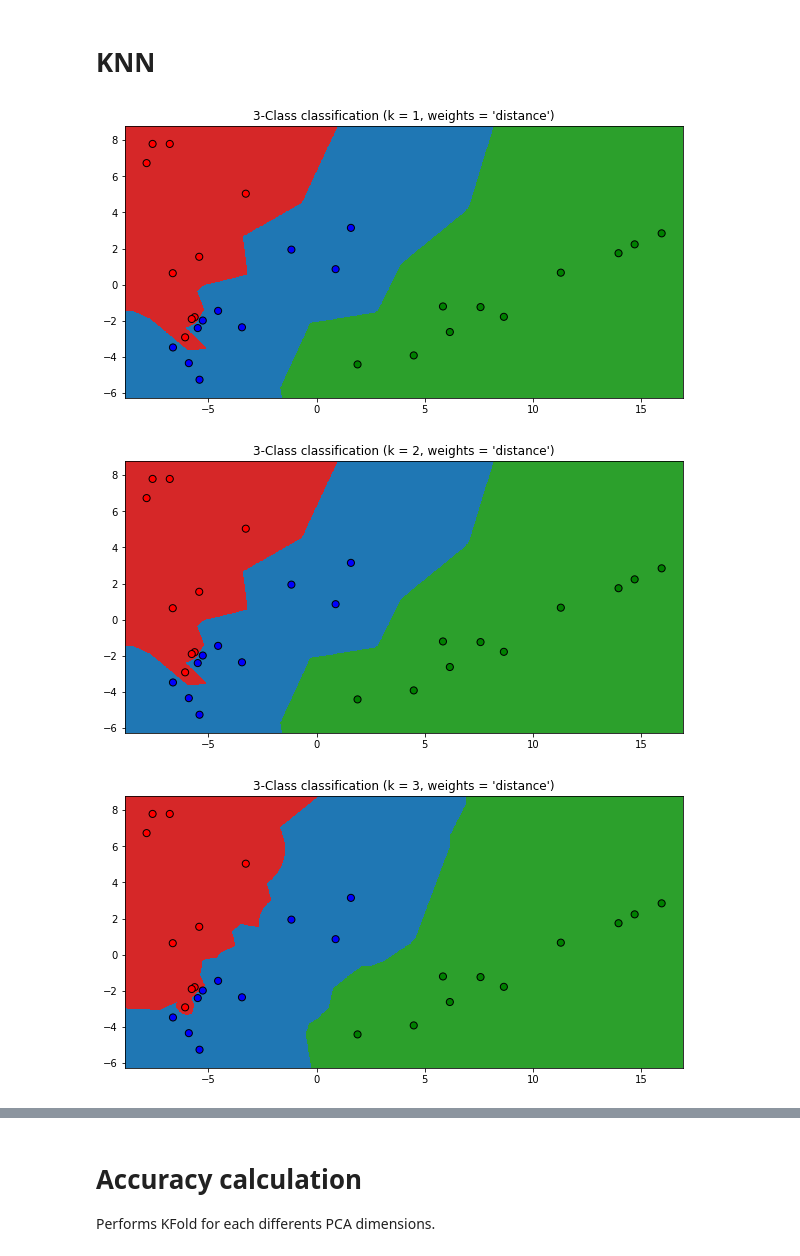
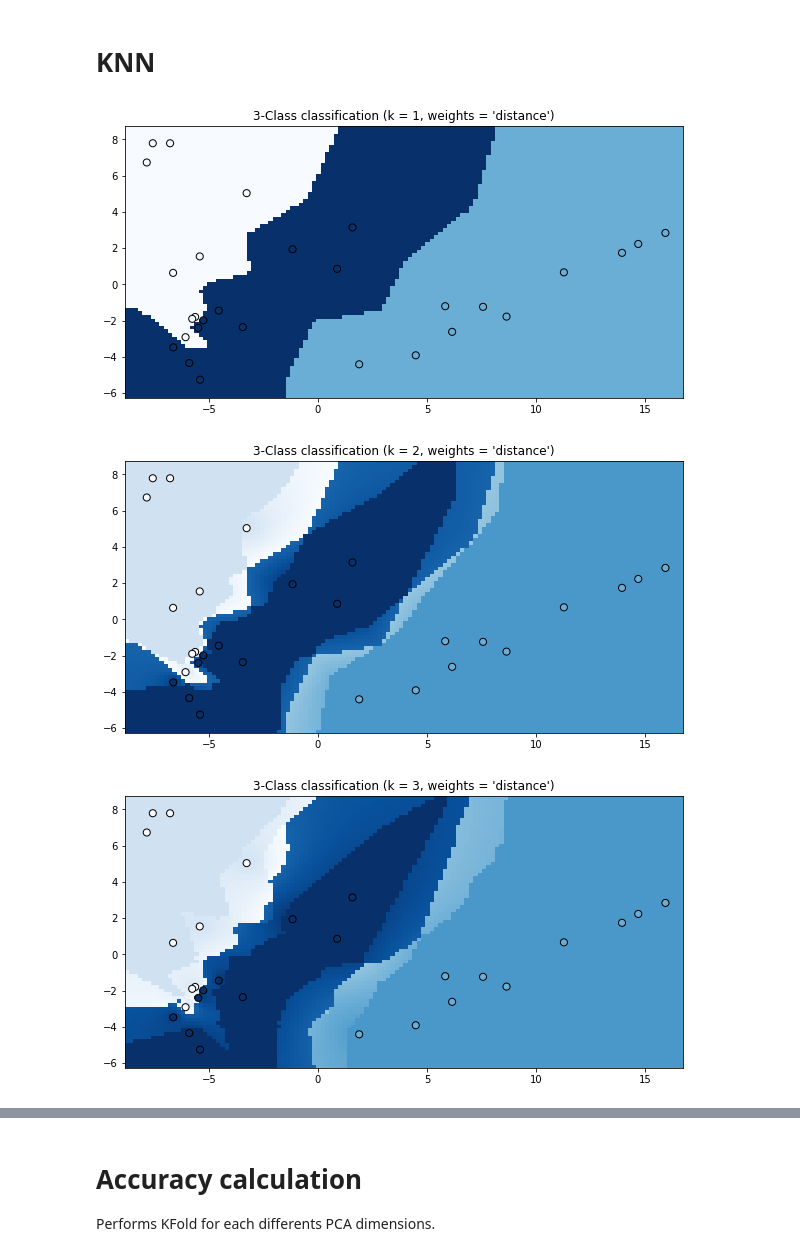
Before and after one commit to ambroisernd/epfl-breast-cancer-ml-project, a Jupyter notebook: notebooks/KNN.ipynb, the cells around one changed output, grey strips where cells are left out. Saved outputs shown, nothing was run; the diff lists cells and outputs as text; code cells hidden in the pictures.

Commit message:
New plots

```diff
--- a/notebooks/KNN.ipynb
+++ b/notebooks/KNN.ipynb
@@ -76,50 +76,53 @@ import matplotlib.pyplot as plt
 from matplotlib.colors import ListedColormap
 from sklearn import neighbors, datasets
 
-# import some data to play with
-iris = datasets.load_iris()
 
-# we only take the first two features. We could avoid this ugly
-# slicing by using a two-dim dataset
 X = finalDf[finalDf.columns.difference(["label"])].values
 y = finalDf["label"]
 
-h = .02  # step size in the mesh
+h= 0.2
 
 # Create color maps
 cmap_light = ListedColormap(['C3', 'C2', 'C0'])
 cmap_bold  = ListedColormap(['r', 'g', 'b'])
 
 for num_NN in range(1, 8):
-    #for weights in ['uniform', 'distance']:
-    # we create an instance of Neighbours Classifier and fit the data.
+    # Training
     weights="distance"
     clf = neighbors.KNeighborsClassifier(num_NN, weights=weights)
     clf.fit(X, y)
 
     # Plot the decision boundary. For that, we will assign a color to each
     # point in the mesh [x_min, x_max]x[y_min, y_max].
     x_min, x_max = X[:, 0].min() - 1, X[:, 0].max() + 1
     y_min, y_max = X[:, 1].min() - 1, X[:, 1].max() + 1
     xx, yy = np.meshgrid(np.arange(x_min, x_max, h),
                          np.arange(y_min, y_max, h))
-    Z = clf.predict(np.c_[xx.ravel(), yy.ravel()])
+
+
+    # Inference
+    mesh_predict = clf.predict_proba(np.c_[xx.ravel(), yy.ravel()])
+    mesh_labels = np.argmax(mesh_predict, axis=1)
+    mesh_proba = mesh_predict[np.arange(len(mesh_predict)), mesh_labels]
+
+    mesh_labels = mesh_labels.reshape(xx.shape)
+    mesh_proba = mesh_proba.reshape(xx.shape)
 
     # Put the result into a color plot
     Z = Z.reshape(xx.shape)
     plt.figure(figsize=(10, 5))
-    plt.pcolormesh(xx, yy, Z, cmap=cmap_light)
+    plt.pcolormesh(xx, yy, mesh_labels+mesh_proba, cmap=cm.Blues)
 
     # Plot also the training points
-    plt.scatter(X[:, 0], X[:, 1], c=y, cmap=cmap_bold,
+    plt.scatter(X[:, 0], X[:, 1], c=y, cmap=cm.Blues,
                 edgecolor='k', s=50)
     plt.xlim(xx.min(), xx.max())
     plt.ylim(yy.min(), yy.max())
     plt.title("3-Class classification (k = %i, weights = '%s')"
               % (num_NN, weights))
 
     plt.show()
 # %% [output]
-[figure, old version]
+[figure, new version]
-[figure, old version]
+[figure, new version]
-[figure, old version]
+[figure, new version]
```
Also changed, not shown: parts of 1 cell of this notebook, 1 other file.
